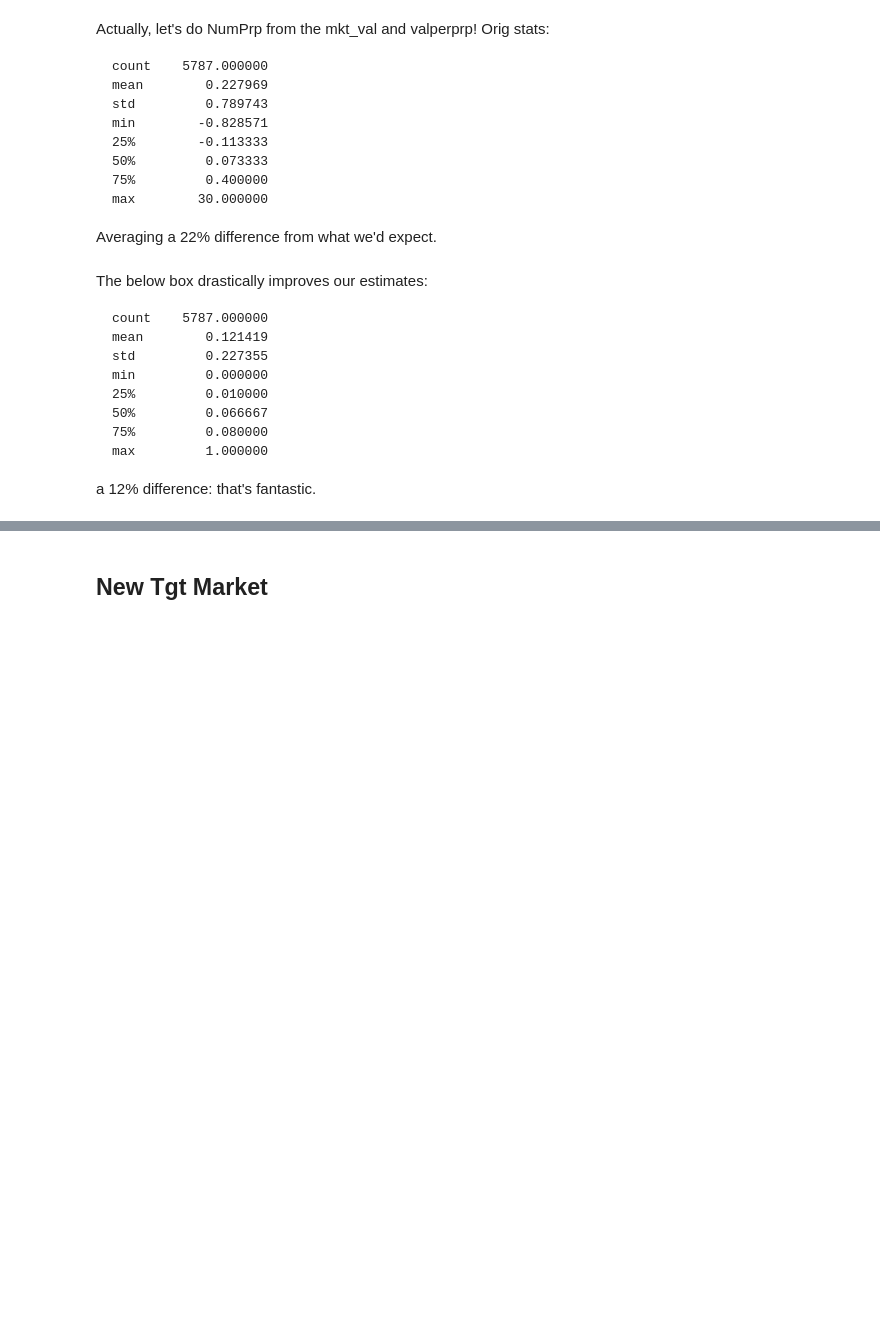
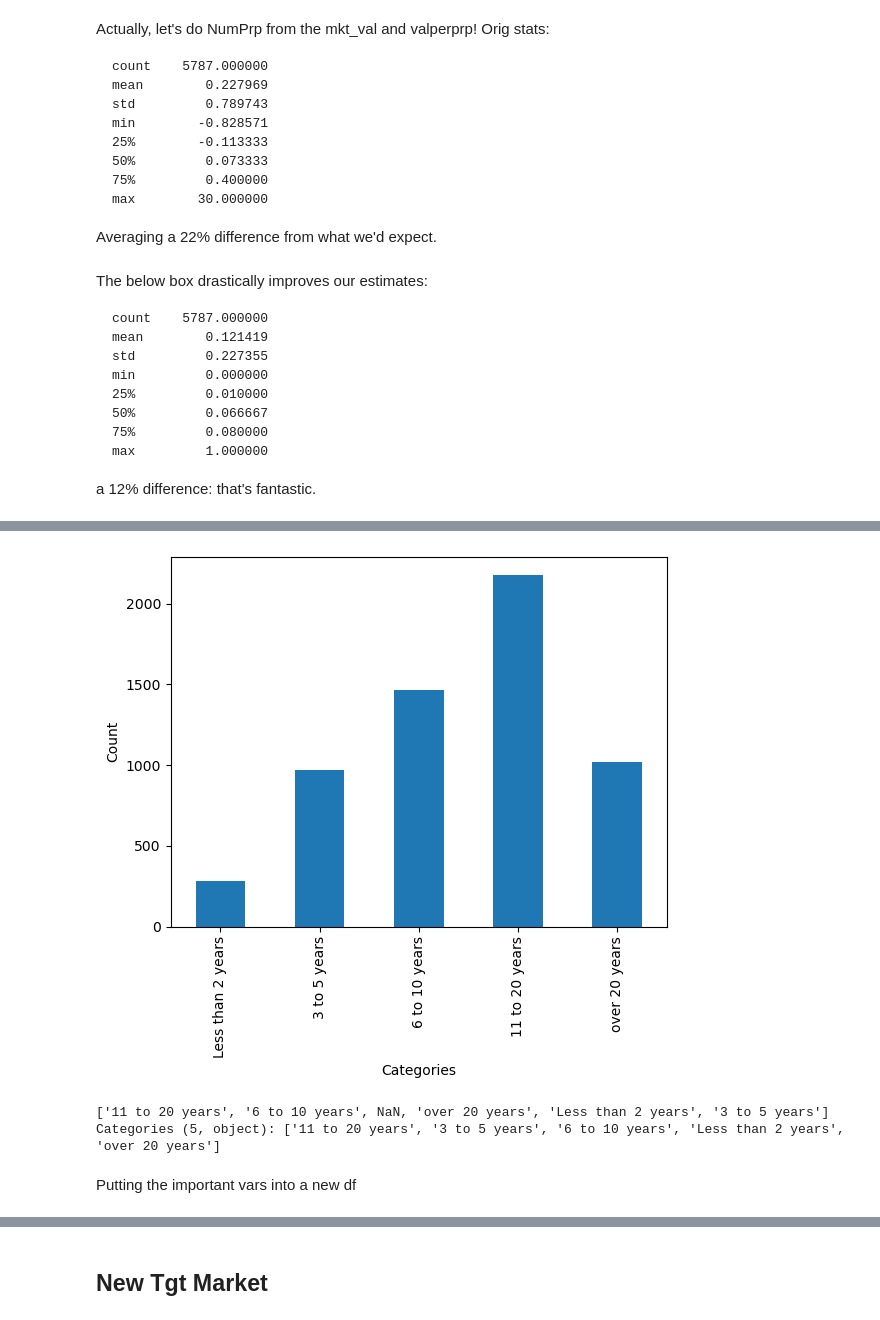
Before and after one commit to sam-hatley/landlord-data, a Jupyter notebook: corporate.ipynb, the cells around one changed output, grey strips where cells are left out. Drawn from its saved outputs; the diff is of its cells as text; code cells hidden in the pictures; blank space fills up the shorter version.

```diff
--- a/corporate.ipynb
+++ b/corporate.ipynb
@@ -327,15 +327,15 @@ df['MktValgrpA_estimated'] = pd.to_numeric(df['MktValgrpA_estimated'], errors='c
 
 df['Num_prp_estimated'] = (df['MktValgrpA_estimated'] / df['ValperPrpA_estimated']).fillna(0).astype(int)
 df.loc[df['NumPrpgrp'] == '1 only', 'Num_prp_estimated'] = 1
-# %%
-df['LTVgrpA_estimated'] = pd.to_numeric(df['LTVgrpA_estimated'], errors='coerce')
-
-df['Debt_estimated'] = df['LTVgrpA_estimated'] * df['MktValgrpA_estimated']
 # %%
 df['Num_prp_estimated'] = pd.to_numeric(df['Num_prp_estimated'], errors='coerce')
 
 df['mkt_val_est_result'] = df['ValperPrpA_estimated'] * df['Num_prp_estimated']
 df['mkt_val_difference'] = (df['mkt_val_est_result'] - df['MktValgrpA_estimated']) / df['MktValgrpA_estimated']
+# %%
+df['LTVgrpA_estimated'] = pd.to_numeric(df['LTVgrpA_estimated'], errors='coerce')
+
+df['Debt_estimated'] = df['LTVgrpA_estimated'] * df['mkt_val_est_result']
 # %%
 df['mkt_val_difference'].describe()
 # %% [output]
@@ -356,0 +359,22 @@ df['num_prp_difference'] = (df['Num_prp_estimated'] - df['NumPrpgrp_estimated'])
+# %%
+def calculate_stlt(prop_val, num_prps):
+    if prop_val <= 250_000:
+        sdlt = prop_val * 0.03
+    elif prop_val <= 925_000:
+        sdlt = 250_000 * 0.03 + \
+            (prop_val - 250_000) * 0.08
+    elif prop_val <= 1_500_000:
+        sdlt = 250_000 * 0.03 + \
+            675_000 * 0.08 + \
+            (prop_val - 925_000) * 0.13
+    else:
+        sdlt = 250_000 * 0.03 + \
+            675_000 * 0.08 + \
+            925_000 * 0.13 + \
+            (prop_val - 1_500_000) * 0.15
+
+    sdlt_total = sdlt * num_prps
+
+    return sdlt_total
+# %%
+df['sdlt_estimated'] = df.apply(lambda row: calculate_stlt(row['Num_prp_estimated'], row['ValperPrpA_estimated']), axis=1)
@@ -356,0 +391,17 @@ df['num_prp_difference'] = (df['Num_prp_estimated'] - df['NumPrpgrp_estimated'])
+# %%
+import matplotlib.pyplot as plt
+
+desired_order = [
+    'Less than 2 years',
+    '3 to 5 years',
+    '6 to 10 years',
+    '11 to 20 years',
+    'over 20 years',
+    ]
+
+df['TmLLgrpB'].value_counts().reindex(desired_order).plot(kind='bar')
+plt.xlabel('Categories')
+plt.ylabel('Count')
+plt.show()
+# %% [output]
+[figure, added]
@@ -357,2 +416,9 @@ df['num_prp_difference'] = (df['Num_prp_estimated'] - df['NumPrpgrp_estimated'])
+# %%
+df['TmLLgrpB'].unique()
+# %% [output]
+['11 to 20 years', '6 to 10 years', NaN, 'over 20 years', 'Less than 2 years', '3 to 5 years']
+Categories (5, object): ['11 to 20 years', '3 to 5 years', '6 to 10 years', 'Less than 2 years', 'over 20 years']
+# %% [markdown]
+Putting the important vars into a new df
 # %%
 df_test = df[[
```
Also changed, not shown: parts of 11 cells of this notebook.
